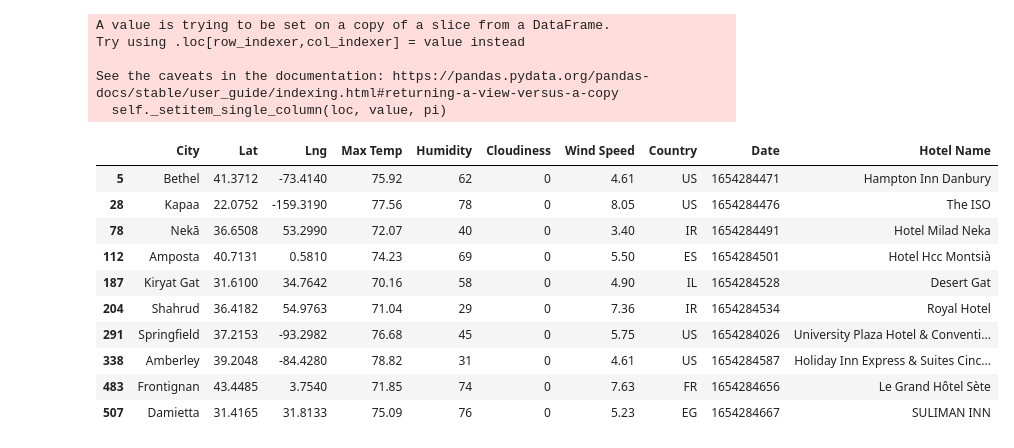
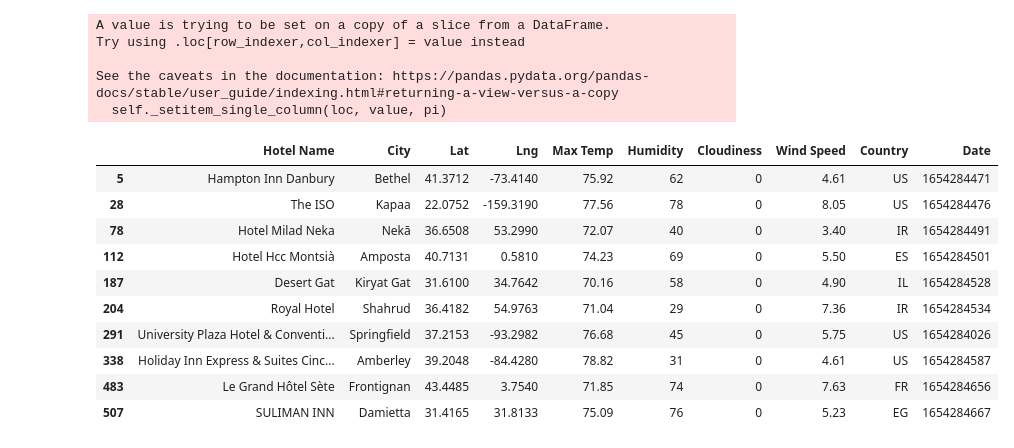
Before and after one commit to mbruns13/python-api-challenge, a Jupyter notebook: WeatherPy/VacationPy.ipynb, the cells around one changed output. Drawn from its saved outputs; the diff is of its cells as text; code cells hidden in the pictures.

```diff
--- a/WeatherPy/VacationPy.ipynb
+++ b/WeatherPy/VacationPy.ipynb
@@ -155,20 +166,20 @@ Try using .loc[row_indexer,col_indexer] = value instead
 
 See the caveats in the documentation: https://pandas.pydata.org/pandas-docs/stable/user_guide/indexing.html#returning-a-view-versus-a-copy
   self._setitem_single_column(loc, value, pi)
-# %%
-hotel_df
-# %% [output]
-|  | City | Lat | Lng | Max Temp | Humidity | Cloudiness | Wind Speed | Country | Date | Hotel Name |
-| 5 | Bethel | 41.3712 | -73.4140 | 75.92 | 62 | 0 | 4.61 | US | 1654284471 | Hampton Inn Danbury |
-| 28 | Kapaa | 22.0752 | -159.3190 | 77.56 | 78 | 0 | 8.05 | US | 1654284476 | The ISO |
-| 78 | Nekā | 36.6508 | 53.2990 | 72.07 | 40 | 0 | 3.40 | IR | 1654284491 | Hotel Milad Neka |
-| 112 | Amposta | 40.7131 | 0.5810 | 74.23 | 69 | 0 | 5.50 | ES | 1654284501 | Hotel Hcc Montsià |
-| 187 | Kiryat Gat | 31.6100 | 34.7642 | 70.16 | 58 | 0 | 4.90 | IL | 1654284528 | Desert Gat |
-| 204 | Shahrud | 36.4182 | 54.9763 | 71.04 | 29 | 0 | 7.36 | IR | 1654284534 | Royal Hotel |
-| 291 | Springfield | 37.2153 | -93.2982 | 76.68 | 45 | 0 | 5.75 | US | 1654284026 | University Plaza Hotel & Conventi... |
-| 338 | Amberley | 39.2048 | -84.4280 | 78.82 | 31 | 0 | 4.61 | US | 1654284587 | Holiday Inn Express & Suites Cinc... |
-| 483 | Frontignan | 43.4485 | 3.7540 | 71.85 | 74 | 0 | 7.63 | FR | 1654284656 | Le Grand Hôtel Sète |
-| 507 | Damietta | 31.4165 | 31.8133 | 75.09 | 76 | 0 | 5.23 | EG | 1654284667 | SULIMAN INN |
+# %%
+hotel_df[["Hotel Name","City","Lat","Lng","Max Temp","Humidity","Cloudiness","Wind Speed","Country","Date"]]
+# %% [output]
+|  | Hotel Name | City | Lat | Lng | Max Temp | Humidity | Cloudiness | Wind Speed | Country | Date |
+| 5 | Hampton Inn Danbury | Bethel | 41.3712 | -73.4140 | 75.92 | 62 | 0 | 4.61 | US | 1654284471 |
+| 28 | The ISO | Kapaa | 22.0752 | -159.3190 | 77.56 | 78 | 0 | 8.05 | US | 1654284476 |
+| 78 | Hotel Milad Neka | Nekā | 36.6508 | 53.2990 | 72.07 | 40 | 0 | 3.40 | IR | 1654284491 |
+| 112 | Hotel Hcc Montsià | Amposta | 40.7131 | 0.5810 | 74.23 | 69 | 0 | 5.50 | ES | 1654284501 |
+| 187 | Desert Gat | Kiryat Gat | 31.6100 | 34.7642 | 70.16 | 58 | 0 | 4.90 | IL | 1654284528 |
+| 204 | Royal Hotel | Shahrud | 36.4182 | 54.9763 | 71.04 | 29 | 0 | 7.36 | IR | 1654284534 |
+| 291 | University Plaza Hotel & Conventi... | Springfield | 37.2153 | -93.2982 | 76.68 | 45 | 0 | 5.75 | US | 1654284026 |
+| 338 | Holiday Inn Express & Suites Cinc... | Amberley | 39.2048 | -84.4280 | 78.82 | 31 | 0 | 4.61 | US | 1654284587 |
+| 483 | Le Grand Hôtel Sète | Frontignan | 43.4485 | 3.7540 | 71.85 | 74 | 0 | 7.63 | FR | 1654284656 |
+| 507 | SULIMAN INN | Damietta | 31.4165 | 31.8133 | 75.09 | 76 | 0 | 5.23 | EG | 1654284667 |
 # %%
 # NOTE: Do not change any of the code in this cell
 
```
Also changed, not shown: parts of 5 cells of this notebook.
